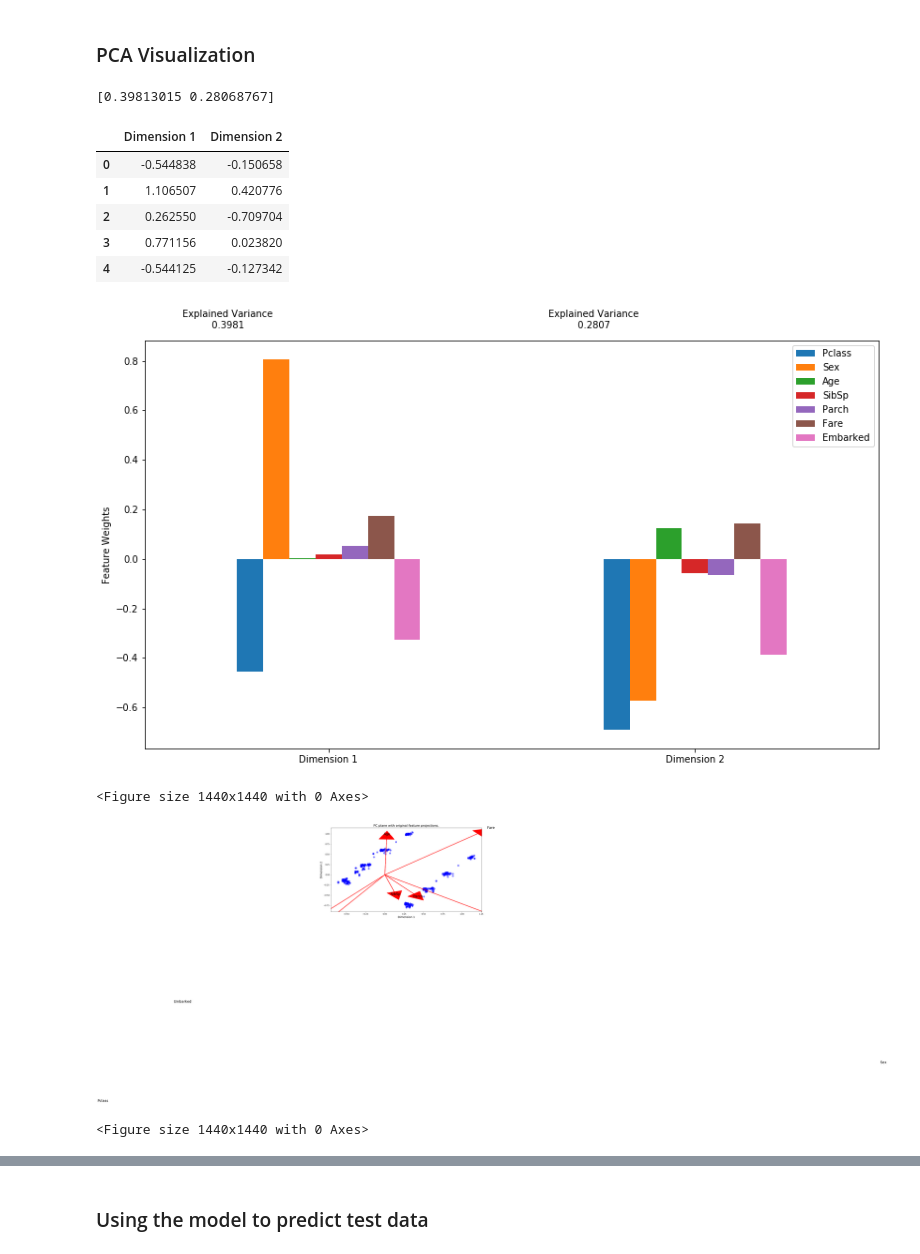
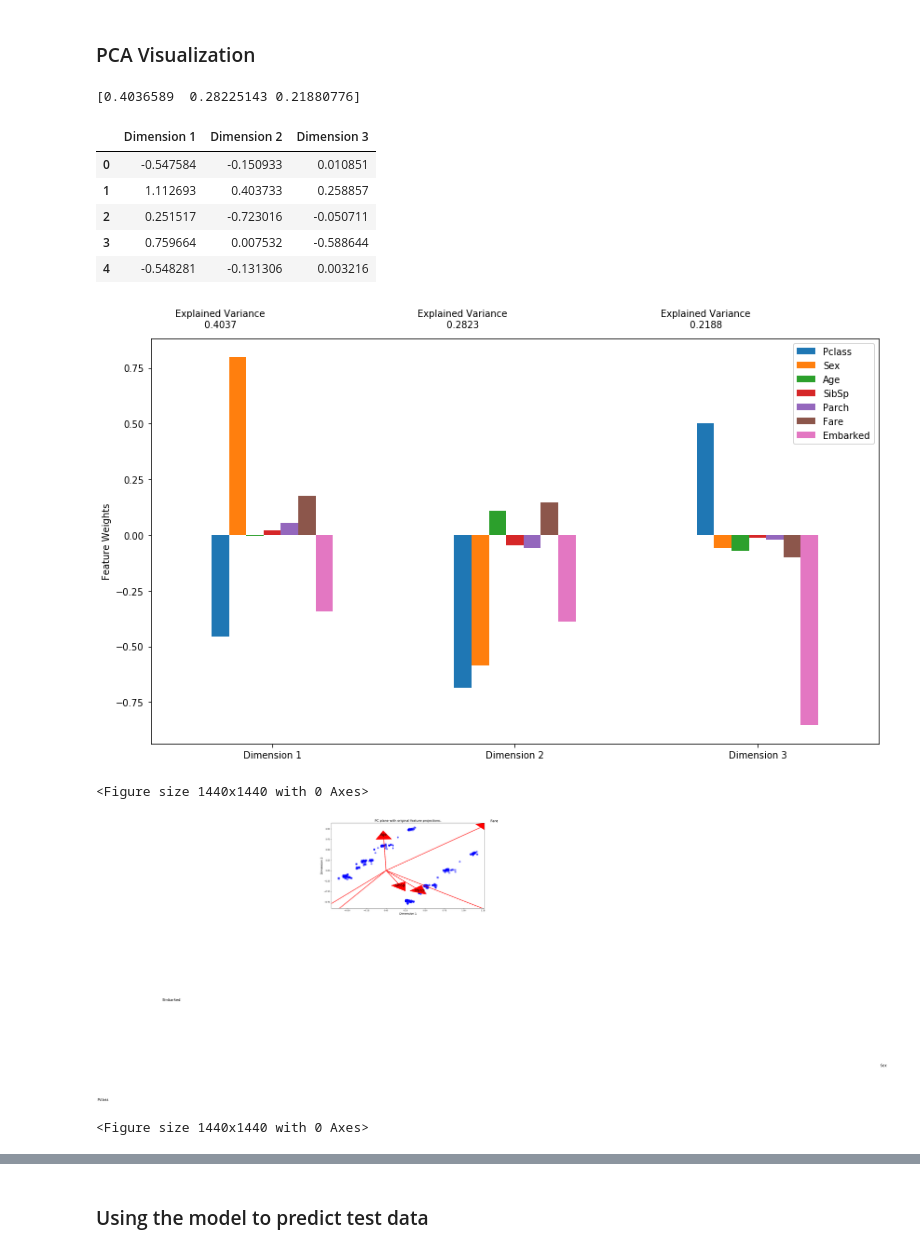
Before and after one commit to yuri-motta/ml, a Jupyter notebook: projects/titanic/kaggle_competition/titanic-ymlrs-SVM.ipynb, the cells around one changed output, grey strips where cells are left out. Saved outputs shown, nothing was run; the diff lists cells and outputs as text; code cells hidden in the pictures.

```diff
--- a/projects/titanic/kaggle_competition/titanic-ymlrs-SVM.ipynb
+++ b/projects/titanic/kaggle_competition/titanic-ymlrs-SVM.ipynb
@@ -122,0 +128,21 @@ features_final.head()
+# %%
+outliers  = []
+
+# For each feature find the data points with extreme high or low values
+for feature in features_final.keys():
+    # TCalculate Q1 (25th percentile of the data) for the given feature
+    Q1 = np.percentile(features_final[feature], 25)
+    # Calculate Q3 (75th percentile of the data) for the given feature
+    Q3 = np.percentile(features_final[feature], 75)
+    # Use the interquartile range to calculate an outlier step (1.5 times the interquartile range)
+    step = 1.5*(Q3-Q1)
+    # Display the outliers
+    print("Data points considered outliers for the feature '{}':".format(feature))
+    display(features_final[~((features_final[feature] >= Q1 - step) & (features_final[feature] <= Q3 + step))])
+    outliers.append(features_final[~((features_final[feature] >= Q1 - step) & (features_final[feature] <= Q3 + step))].index)
+
+# OPTIONAL: Select the indices for data points you wish to remove
+outliers_list = []
+for sublist in outliers:
+    for index in sublist:
+        outliers_list.append(index)
@@ -123,42 +211,60 @@ features_final.head()
+# %%
+outliers_list.sort()
+
+repetitions = []
+for element in outliers_list:
+    count = outliers_list.count(element)
+    repetitions.append((element, count))
+
+# remove elements considered outliers for 3 or more features
+removal_list = []
+for element in repetitions:
+    if element[1] >= 3 and (element[0] not in removal_list):
+        removal_list.append(element[0])
+
+removal_list
+# Remove the outliers, if any were specified
+good_data = features_final.drop(features_final.index[removal_list]).reset_index(drop = True)
+survived_data = survived_data.drop(survived_data.index[removal_list]).reset_index(drop = True)
 # %% [markdown]
 ### PCA Visualization
 # %%
 from sklearn.decomposition import PCA
 
 # The number of components must be min(n_samples, n_features)
-n_components = 2
+n_components = 3
 
 pca = PCA(n_components = n_components)
-pca.fit(features_final)
+pca.fit(good_data)
 
 print(pca.explained_variance_ratio_)
 # %% [output]
-[0.39813015 0.28068767]
+[0.4036589  0.28225143 0.21880776]
 # %%
-reduced_data = pca.transform(features_final)
+reduced_data = pca.transform(good_data)
 
 # Create a DataFrame for the reduced data
-reduced_data = pd.DataFrame(reduced_data, columns = ['Dimension 1', 'Dimension 2'])
+reduced_data = pd.DataFrame(reduced_data, columns = ['Dimension 1', 'Dimension 2', 'Dimension 3'])
 reduced_data.head()
 # %% [output]
-|  | Dimension 1 | Dimension 2 |
-| 0 | -0.544838 | -0.150658 |
-| 1 | 1.106507 | 0.420776 |
-| 2 | 0.262550 | -0.709704 |
-| 3 | 0.771156 | 0.023820 |
-| 4 | -0.544125 | -0.127342 |
+|  | Dimension 1 | Dimension 2 | Dimension 3 |
+| 0 | -0.547584 | -0.150933 | 0.010851 |
+| 1 | 1.112693 | 0.403733 | 0.258857 |
+| 2 | 0.251517 | -0.723016 | -0.050711 |
+| 3 | 0.759664 | 0.007532 | -0.588644 |
+| 4 | -0.548281 | -0.131306 | 0.003216 |
 # %%
 import visuals as vs
-pca_results = vs.pca_results(features_final, pca)
+pca_results = vs.pca_results(good_data, pca)
 # %% [output]
-[figure, old version]
+[figure, new version]
 # %%
-# Visualizing the biplot
-vs.biplot(features_final, reduced_data, pca)
+features_final# Visualizing the biplot
+vs.biplot(good_data, reduced_data, pca)
 plt.figure(figsize = (20, 20))
 # %% [output]
 <Figure size 1440x1440 with 0 Axes>
-[figure, old version]
+[figure, new version]
 <Figure size 1440x1440 with 0 Axes>
 # %%
 from sklearn.svm import SVC
```
Also changed, not shown: parts of 10 cells of this notebook, 1 other file.
